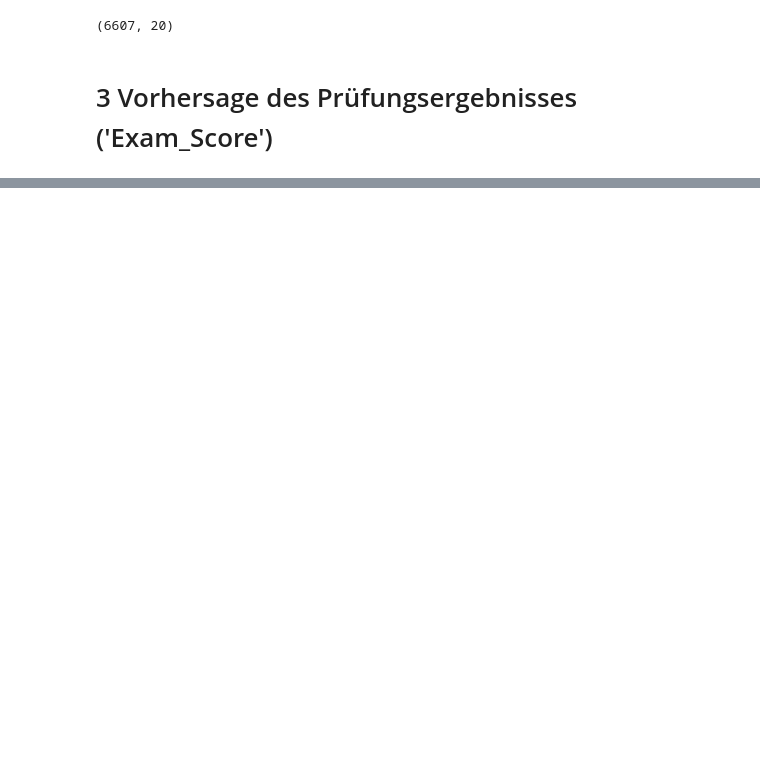
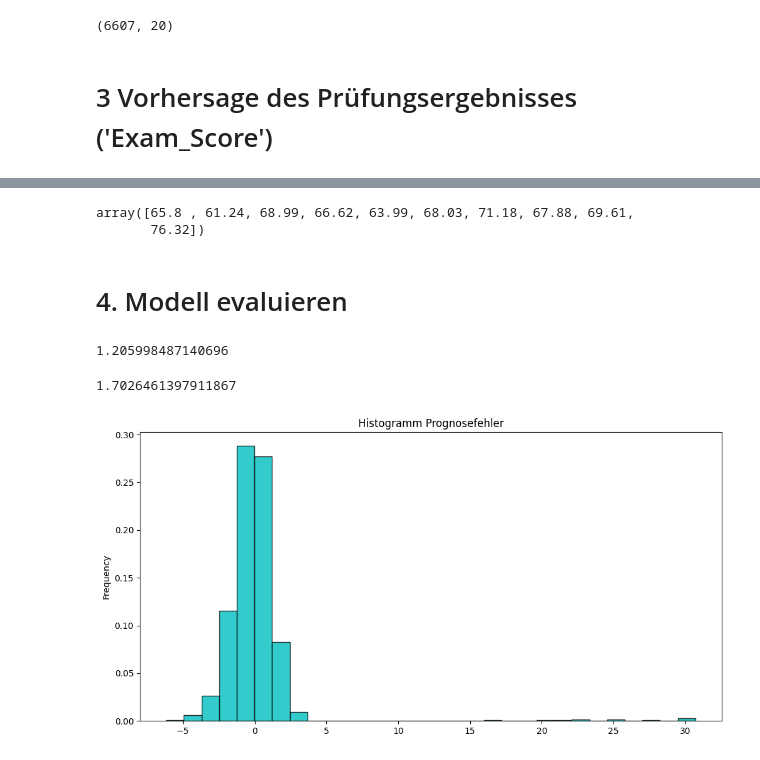
Before and after one commit to AlexKressner/ML_Intro, a Jupyter notebook: Exam_Score_Prediction.ipynb, the cells around one changed output, grey strips where cells are left out. Cells and saved outputs as stored; diff of their text form; code cells hidden in the pictures; blank space fills up the shorter version.

```diff
--- a/Exam_Score_Prediction.ipynb
+++ b/Exam_Score_Prediction.ipynb
@@ -39,0 +62,9 @@ data.shape
+# %%
+# Train-Test-Split
+X_train, X_test, y_train, y_test = train_test_split(X, y, test_size=0.2, random_state=3)
+# %%
+# Modell instanzieren
+model = RandomForestRegressor()
+# %%
+# Modell trainieren
+model.fit(X_train, y_train)
@@ -39,0 +83,9 @@ data.shape
+# %%
+# Modell anwenden
+y_pred = model.predict(X_test)
+y_pred[:10]
+# %% [output]
+array([65.8 , 61.24, 68.99, 66.62, 63.99, 68.03, 71.18, 67.88, 69.61,
+       76.32])
+# %% [markdown]
+# 4. Modell evaluieren
@@ -39,0 +95,24 @@ data.shape
+# %%
+# mittlerer absoluter Fehler
+sklearn.metrics.mean_absolute_error(y_test, y_pred)
+# %% [output]
+1.205998487140696
+# %%
+# mittlerer prozentualer Fehler
+sklearn.metrics.mean_absolute_percentage_error(y_test, y_pred)*100
+# %% [output]
+1.7026461397911867
+# %%
+(y_test - y_pred).plot(
+    kind="hist",
+    title= "Histogramm Prognosefehler",
+    figsize=(12,6),
+    color="c",
+    edgecolor='k',
+    density=True,
+    alpha=0.8,
+    bins=30
+    )
+plt.show()
+# %% [output]
+[figure, added]
```
Also changed, not shown: parts of 11 cells of this notebook.
